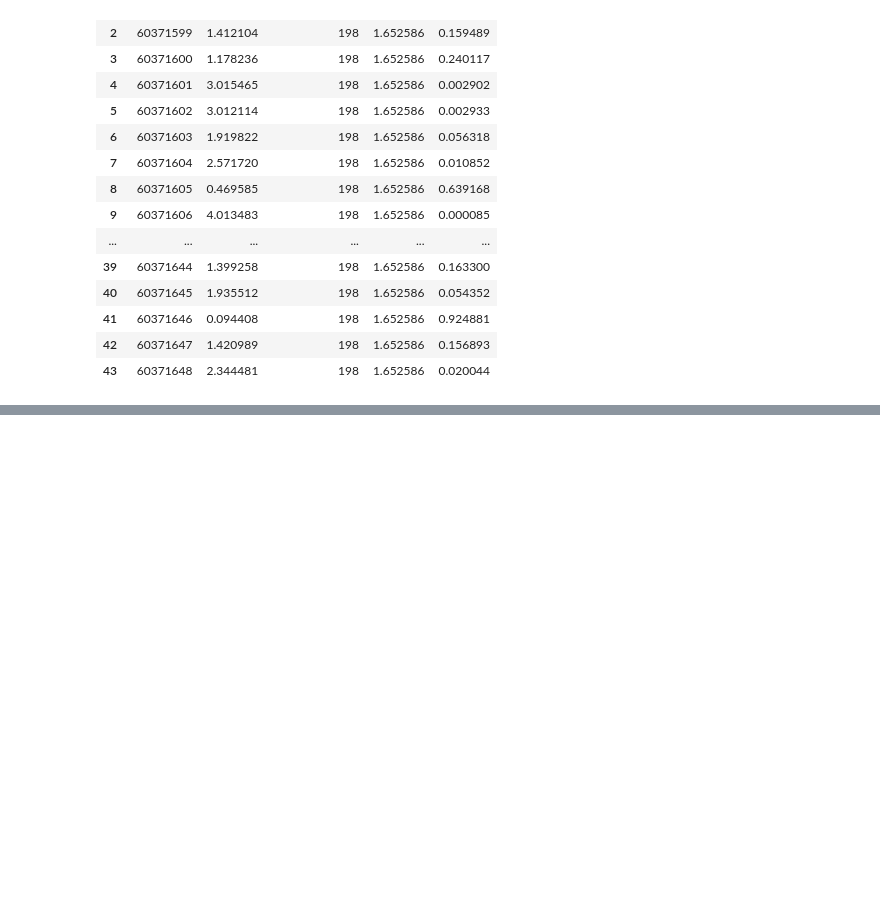
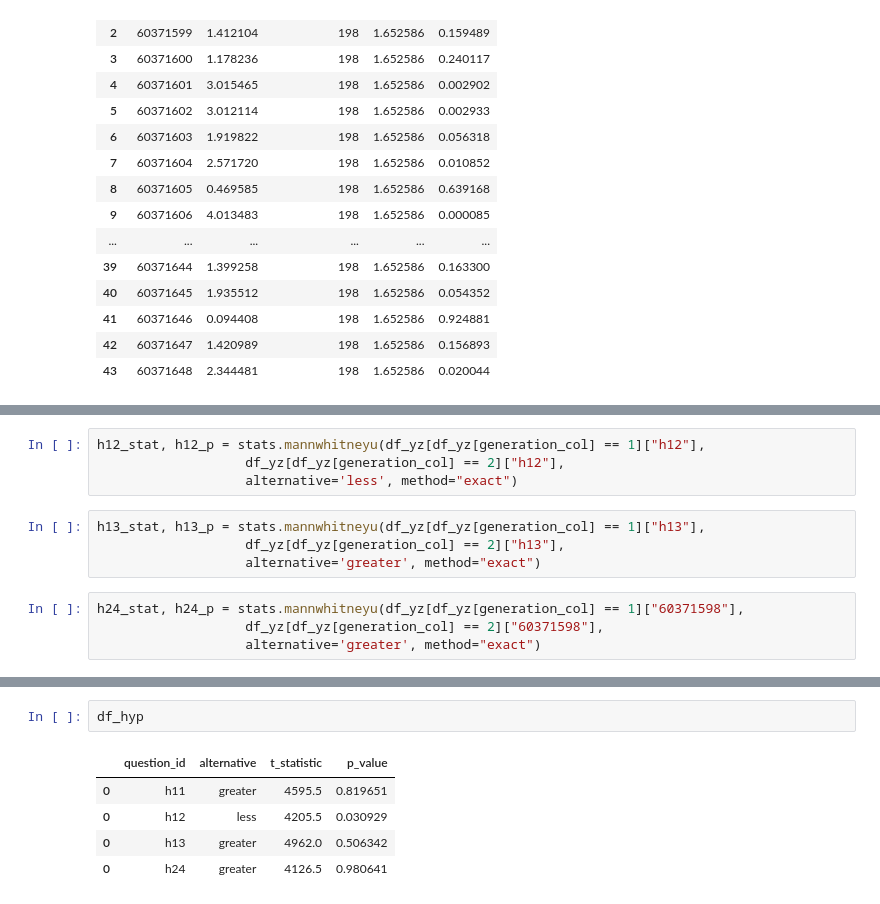
Before and after one commit to yoDa666/piaMaster, a Jupyter notebook: piaMaster/piaMaster_statistic.ipynb, the cells around one changed output, grey strips where cells are left out. Saved outputs shown, nothing was run; the diff lists cells and outputs as text; blank space fills up the shorter version.

```diff
--- a/piaMaster/piaMaster_statistic.ipynb
+++ b/piaMaster/piaMaster_statistic.ipynb
@@ -651,0 +784,12 @@ display(student_t_df)
+# %%
+h12_stat, h12_p = stats.mannwhitneyu(df_yz[df_yz[generation_col] == 1]["h12"],
+                   df_yz[df_yz[generation_col] == 2]["h12"],
+                   alternative='less', method="exact")
+# %%
+h13_stat, h13_p = stats.mannwhitneyu(df_yz[df_yz[generation_col] == 1]["h13"],
+                   df_yz[df_yz[generation_col] == 2]["h13"],
+                   alternative='greater', method="exact")
+# %%
+h24_stat, h24_p = stats.mannwhitneyu(df_yz[df_yz[generation_col] == 1]["60371598"],
+                   df_yz[df_yz[generation_col] == 2]["60371598"],
+                   alternative='greater', method="exact")
@@ -651,0 +805,8 @@ display(student_t_df)
+# %%
+df_hyp
+# %% [output]
+|  | question_id | alternative | t_statistic | p_value |
+| 0 | h11 | greater | 4595.5 | 0.819651 |
+| 0 | h12 | less | 4205.5 | 0.030929 |
+| 0 | h13 | greater | 4962.0 | 0.506342 |
+| 0 | h24 | greater | 4126.5 | 0.980641 |
```
Also changed, not shown: parts of 31 cells of this notebook, 1 other file.
